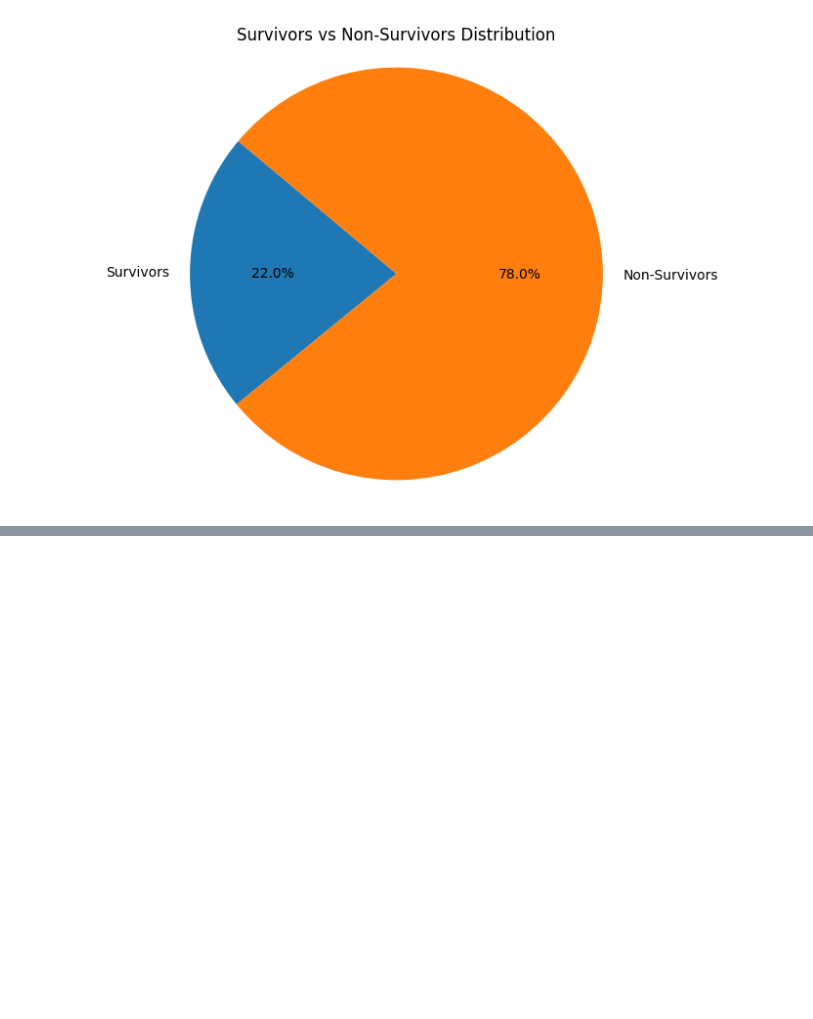
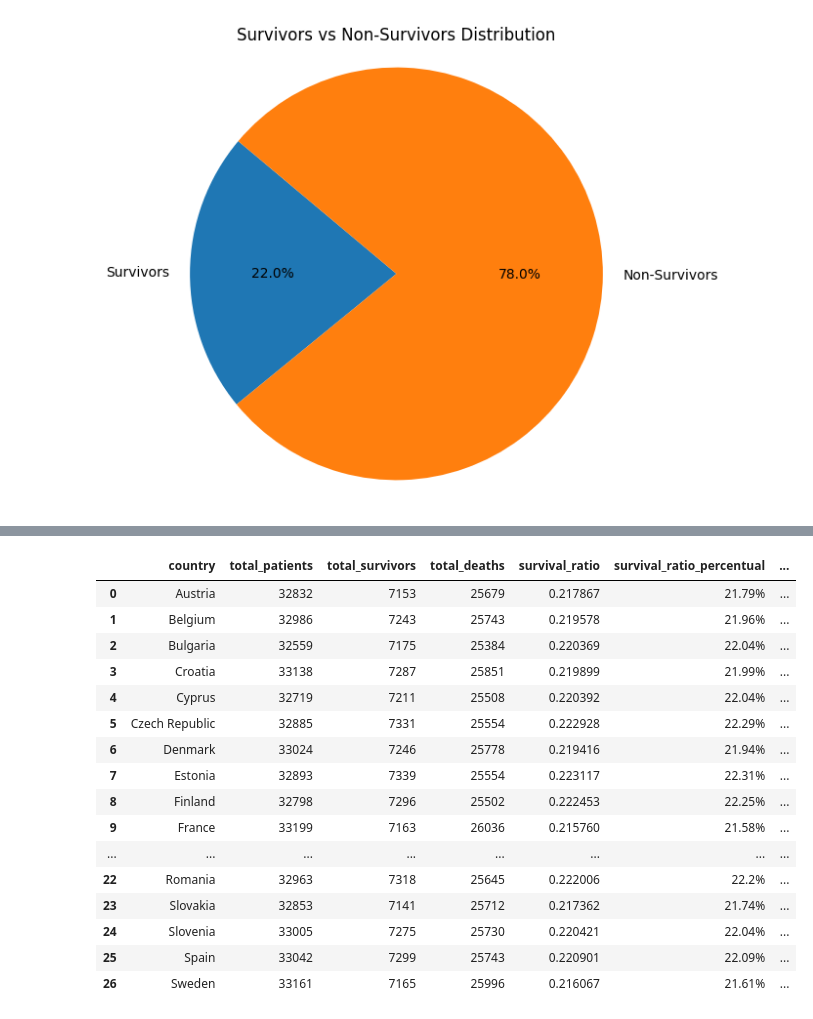
Before and after one commit to leonardopottmayer/data-science-lung-cancer, a Jupyter notebook: analysis/02_surviving_and_death_ratio.ipynb, the cells around one changed output, grey strips where cells are left out. Drawn from its saved outputs; the diff is of its cells as text; code cells hidden in the pictures; blank space fills up the shorter version.

Commit message:
Added some new analysis to surviving and death ratio.

```diff
--- a/analysis/02_surviving_and_death_ratio.ipynb
+++ b/analysis/02_surviving_and_death_ratio.ipynb
@@ -107,0 +120,49 @@ plt.show()
+# %%
+country_summaries = []
+
+df_grouped_by_country = df.groupby('country')
+
+for country, data in df_grouped_by_country:
+    total_patients = len(data)
+
+    total_survivors = data['survived'].sum()
+    total_deaths = total_patients - total_survivors
+
+    survival_ratio = total_survivors / total_patients
+    survival_ratio_percentual = round(survival_ratio * 100, 2)
+
+    death_ratio = total_deaths / total_patients
+    death_ratio_percentual = round(death_ratio * 100, 2)
+
+    country_summaries.append({
+        'country': country,
+        'total_patients': total_patients,
+        'total_survivors': total_survivors,
+        'total_deaths': total_deaths,
+        'survival_ratio': survival_ratio,
+        'survival_ratio_percentual': f'{survival_ratio_percentual}%',
+        'death_ratio': death_ratio,
+        'death_ratio_percentual': f'{death_ratio_percentual}%'
+    })
+
+df_country_summary = pd.DataFrame(country_summaries)
+
+display(df_country_summary)
+# %% [output]
+|  | country | total_patients | total_survivors | total_deaths | survival_ratio | survival_ratio_percentual | ... |
+| 0 | Austria | 32832 | 7153 | 25679 | 0.217867 | 21.79% | ... |
+| 1 | Belgium | 32986 | 7243 | 25743 | 0.219578 | 21.96% | ... |
+| 2 | Bulgaria | 32559 | 7175 | 25384 | 0.220369 | 22.04% | ... |
+| 3 | Croatia | 33138 | 7287 | 25851 | 0.219899 | 21.99% | ... |
+| 4 | Cyprus | 32719 | 7211 | 25508 | 0.220392 | 22.04% | ... |
+| 5 | Czech Republic | 32885 | 7331 | 25554 | 0.222928 | 22.29% | ... |
+| 6 | Denmark | 33024 | 7246 | 25778 | 0.219416 | 21.94% | ... |
+| 7 | Estonia | 32893 | 7339 | 25554 | 0.223117 | 22.31% | ... |
+| 8 | Finland | 32798 | 7296 | 25502 | 0.222453 | 22.25% | ... |
+| 9 | France | 33199 | 7163 | 26036 | 0.215760 | 21.58% | ... |
+| ... | ... | ... | ... | ... | ... | ... | ... |
+| 22 | Romania | 32963 | 7318 | 25645 | 0.222006 | 22.2% | ... |
+| 23 | Slovakia | 32853 | 7141 | 25712 | 0.217362 | 21.74% | ... |
+| 24 | Slovenia | 33005 | 7275 | 25730 | 0.220421 | 22.04% | ... |
+| 25 | Spain | 33042 | 7299 | 25743 | 0.220901 | 22.09% | ... |
+| 26 | Sweden | 33161 | 7165 | 25996 | 0.216067 | 21.61% | ... |
```
Also changed, not shown: parts of 5 cells of this notebook.
